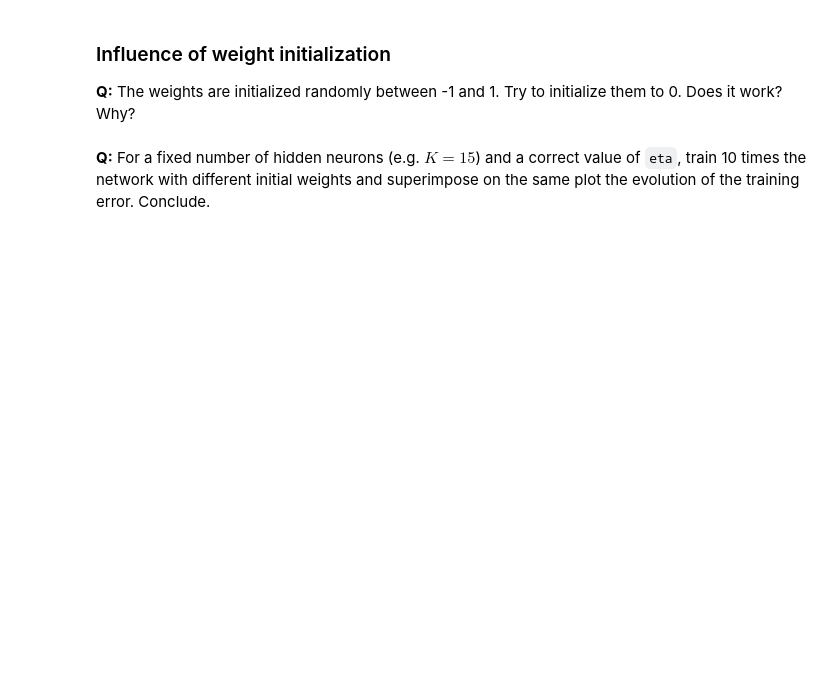
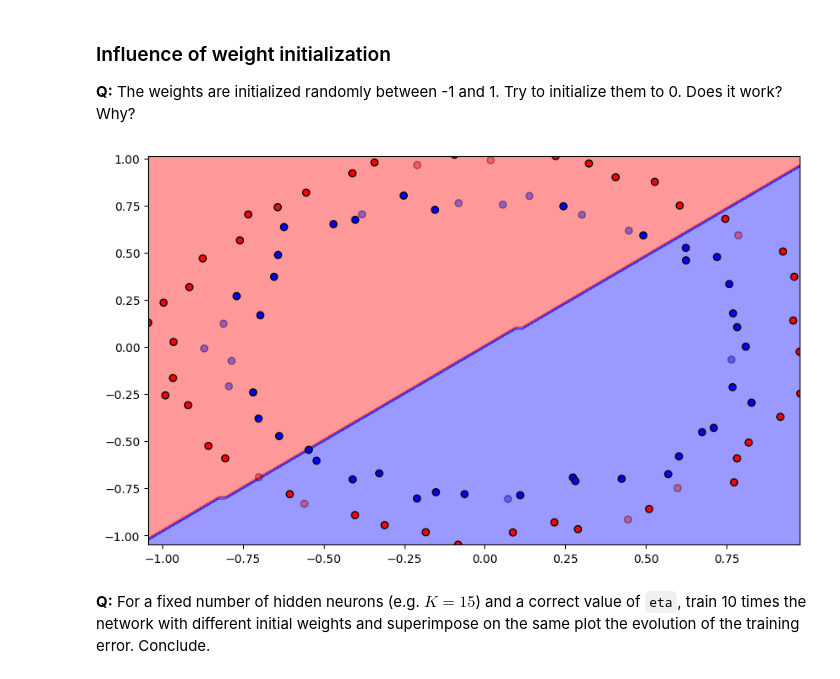
Before and after one commit to erichsdb/Neurocomputing, a Jupyter notebook: notebooks/8-MLP.ipynb, the cells around one changed output. Drawn from its saved outputs; the diff is of its cells as text; code cells hidden in the pictures; blank space fills up the shorter version.

```diff
--- a/notebooks/8-MLP.ipynb
+++ b/notebooks/8-MLP.ipynb
@@ -623,5 +664,22 @@ plt.show()
 ### Influence of weight initialization
 
 **Q:** The weights are initialized randomly between -1 and 1. Try to initialize them to 0. Does it work? Why?
+# %%
+
+mlp_train = TrainableMLP(d=2, K=15, activation_function=logistic, max_val=0.0, eta=0.05)
+
+# Feedforward pass: sets self.h and self.y
+# mlp_train.feedforward(X_train[0, :])
+
+# Backpropagation
+# mlp_train.backprop(X_train[1, :], t_train[1])
+res = mlp_train.train(X_train, t_train, 1000, True)
+train_error.append(res[0][-1])
+speed.append(res[1])
+test_error.append(mlp_train.test(X_test, t_test))
+
+# not converging
+# %% [output]
+[figure, added]
 # %% [markdown]
 **Q:** For a fixed number of hidden neurons (e.g. $K=15$) and a correct value of `eta`, train 10 times the network with different initial weights and superimpose on the same plot the evolution of the training error. Conclude.
```
Also changed, not shown: parts of 3 cells of this notebook.
